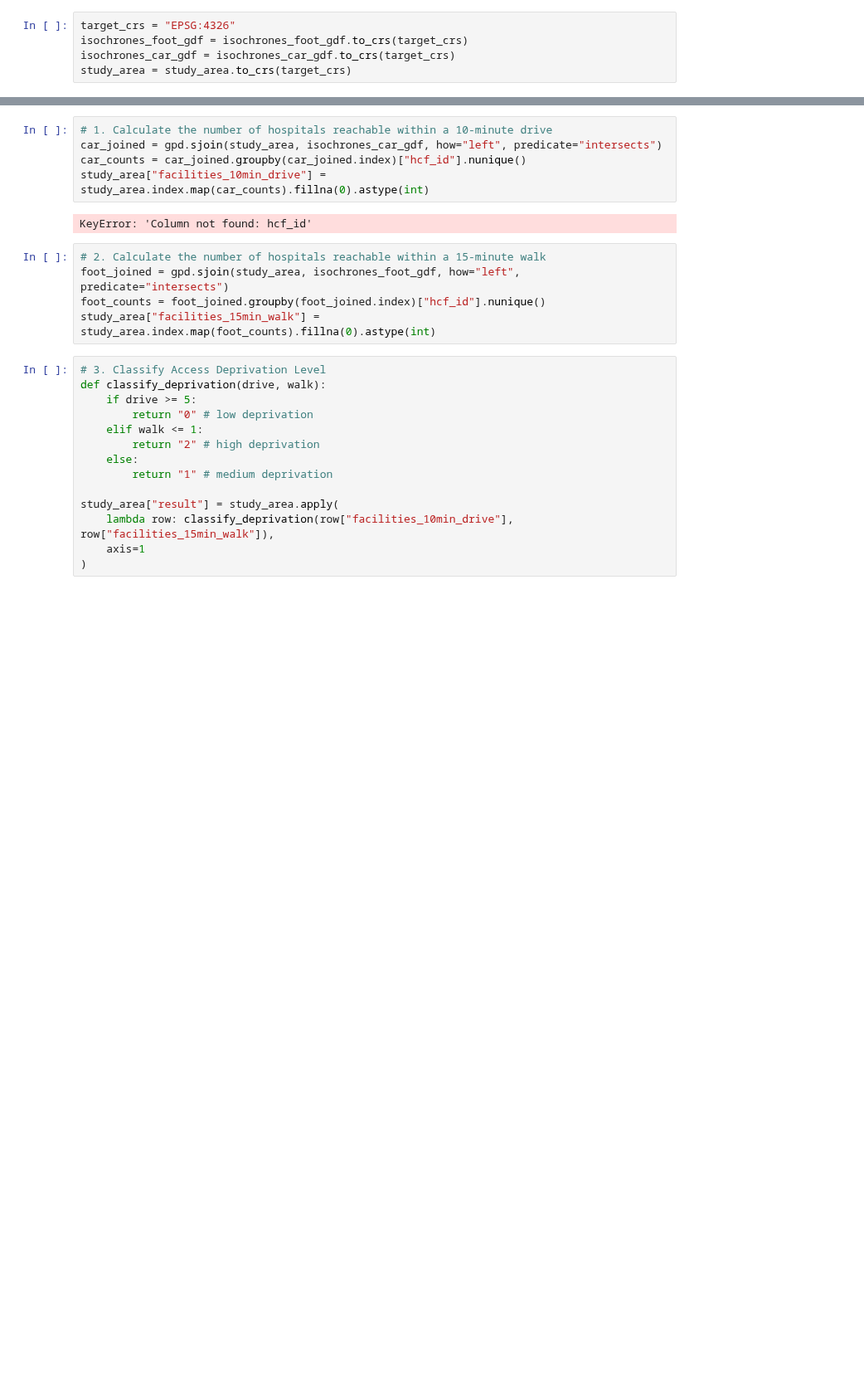
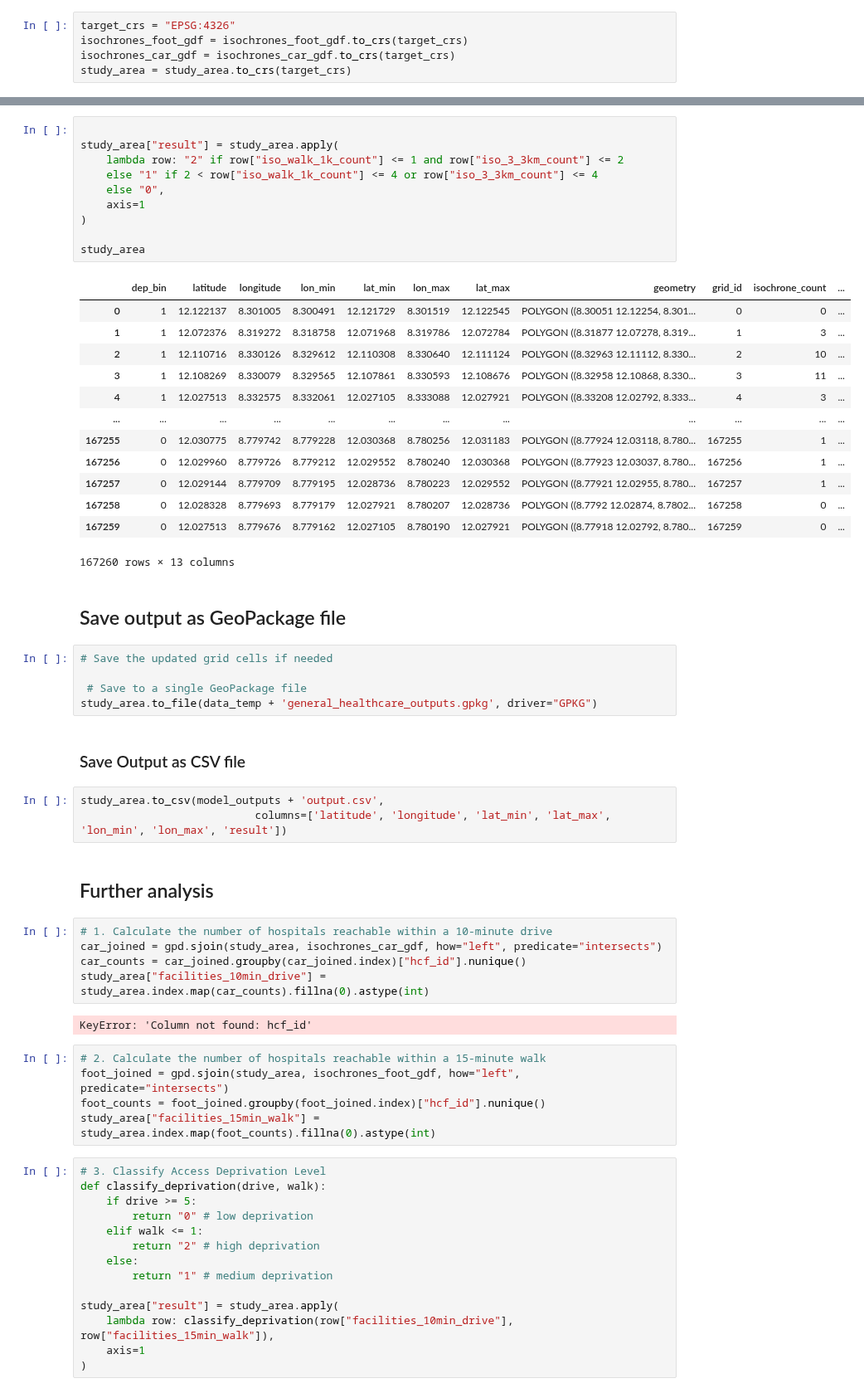
Before and after one commit to urbanbigdatacentre/ideamaps-models, a Jupyter notebook: models/barriers-to-healthcare-access/scripts/Health_Care_Access_Kano_V2.ipynb, the cells around one changed output, grey strips where cells are left out. Shown at 83% size. Cells and saved outputs as stored; diff of their text form; blank space fills up the shorter version.

Commit message:
Updated logic to generate model outputs.

```diff
--- a/models/barriers-to-healthcare-access/scripts/Health_Care_Access_Kano_V2.ipynb
+++ b/models/barriers-to-healthcare-access/scripts/Health_Care_Access_Kano_V2.ipynb
@@ -527,3 +568,41 @@ study_area.to_file(data_temp + 'grid_count_iso_10mins_driving.gpkg', driver="GPK
+# %%
+
+study_area["result"] = study_area.apply(
+    lambda row: "2" if row["iso_walk_1k_count"] <= 1 and row["iso_3_3km_count"] <= 2
+    else "1" if 2 < row["iso_walk_1k_count"] <= 4 or row["iso_3_3km_count"] <= 4
+    else "0",
+    axis=1
+)
+
+study_area
+# %% [output]
+|  | dep_bin | latitude | longitude | lon_min | lat_min | lon_max | lat_max | geometry | grid_id | isochrone_count | ... |
+| 0 | 1 | 12.122137 | 8.301005 | 8.300491 | 12.121729 | 8.301519 | 12.122545 | POLYGON ((8.30051 12.12254, 8.301... | 0 | 0 | ... |
+| 1 | 1 | 12.072376 | 8.319272 | 8.318758 | 12.071968 | 8.319786 | 12.072784 | POLYGON ((8.31877 12.07278, 8.319... | 1 | 3 | ... |
+| 2 | 1 | 12.110716 | 8.330126 | 8.329612 | 12.110308 | 8.330640 | 12.111124 | POLYGON ((8.32963 12.11112, 8.330... | 2 | 10 | ... |
+| 3 | 1 | 12.108269 | 8.330079 | 8.329565 | 12.107861 | 8.330593 | 12.108676 | POLYGON ((8.32958 12.10868, 8.330... | 3 | 11 | ... |
+| 4 | 1 | 12.027513 | 8.332575 | 8.332061 | 12.027105 | 8.333088 | 12.027921 | POLYGON ((8.33208 12.02792, 8.333... | 4 | 3 | ... |
+| ... | ... | ... | ... | ... | ... | ... | ... | ... | ... | ... | ... |
+| 167255 | 0 | 12.030775 | 8.779742 | 8.779228 | 12.030368 | 8.780256 | 12.031183 | POLYGON ((8.77924 12.03118, 8.780... | 167255 | 1 | ... |
+| 167256 | 0 | 12.029960 | 8.779726 | 8.779212 | 12.029552 | 8.780240 | 12.030368 | POLYGON ((8.77923 12.03037, 8.780... | 167256 | 1 | ... |
+| 167257 | 0 | 12.029144 | 8.779709 | 8.779195 | 12.028736 | 8.780223 | 12.029552 | POLYGON ((8.77921 12.02955, 8.780... | 167257 | 1 | ... |
+| 167258 | 0 | 12.028328 | 8.779693 | 8.779179 | 12.027921 | 8.780207 | 12.028736 | POLYGON ((8.7792 12.02874, 8.7802... | 167258 | 0 | ... |
+| 167259 | 0 | 12.027513 | 8.779676 | 8.779162 | 12.027105 | 8.780190 | 12.027921 | POLYGON ((8.77918 12.02792, 8.780... | 167259 | 0 | ... |
+167260 rows × 13 columns
+# %% [markdown]
+## Save output as GeoPackage file
+# %%
+# Save the updated grid cells if needed
+
+ # Save to a single GeoPackage file
+study_area.to_file(data_temp + 'general_healthcare_outputs.gpkg', driver="GPKG")
+# %% [markdown]
+### Save Output as CSV file
+# %%
+study_area.to_csv(model_outputs + 'output.csv',
+                           columns=['latitude', 'longitude', 'lat_min', 'lat_max', 'lon_min', 'lon_max', 'result'])
+# %% [markdown]
+## Further analysis
 # %%
 # 1. Calculate the number of hospitals reachable within a 10-minute drive
 car_joined = gpd.sjoin(study_area, isochrones_car_gdf, how="left", predicate="intersects")
```
Also changed, not shown: parts of 19 cells of this notebook, 1 other file.
